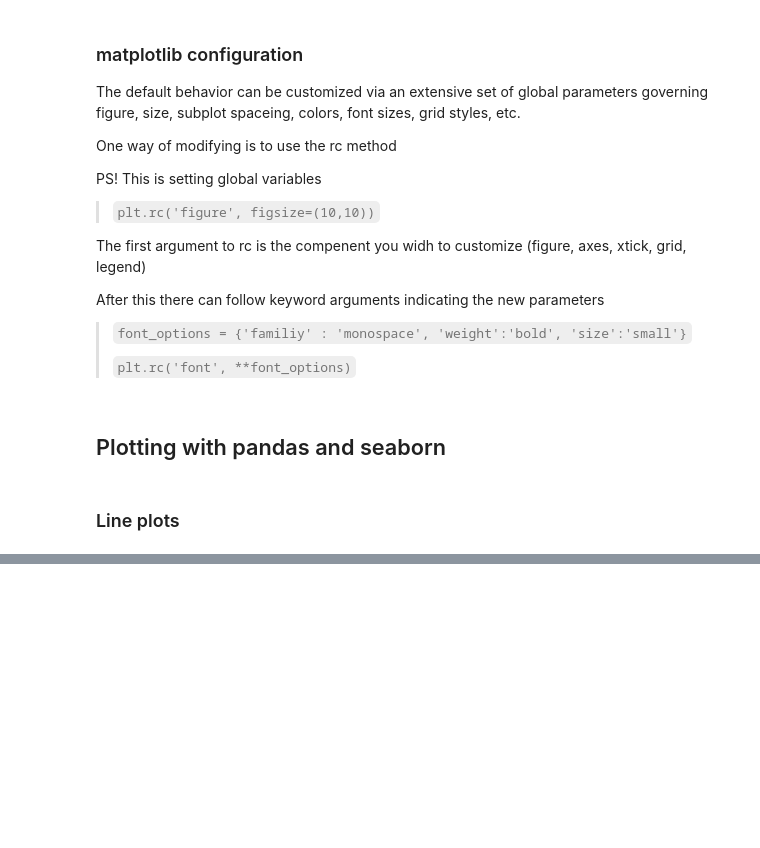
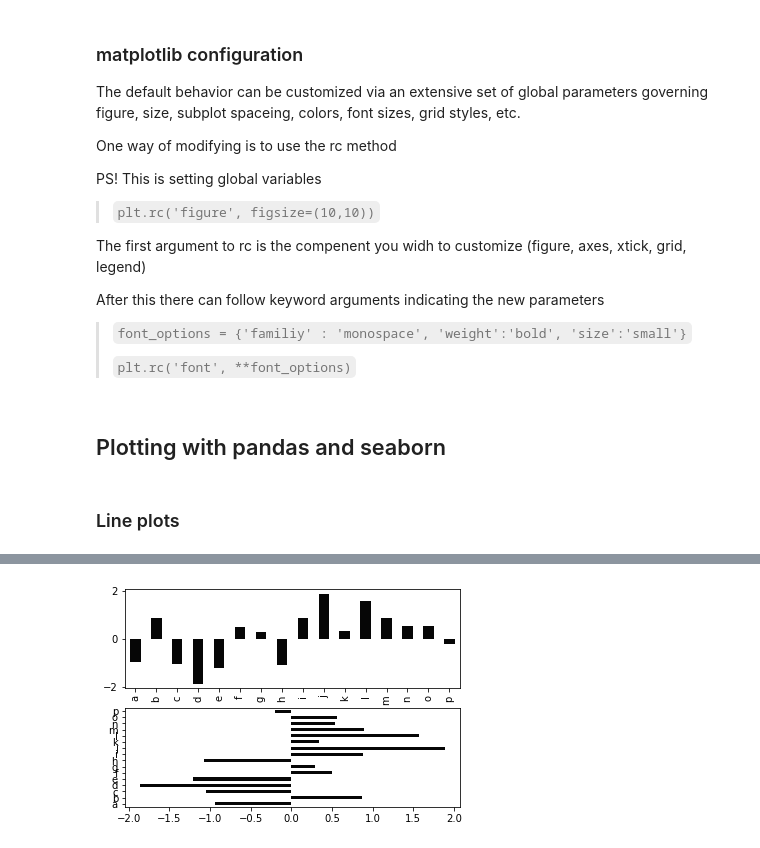
Before and after one commit to cltj/fun_with, a Jupyter notebook: jupyter/notebooks/Python_data_analytics/9-Plotting_And_Visualization/01-PlottingAndVisualization.ipynb, the cells around one changed output, grey strips where cells are left out. Cells and saved outputs as stored; diff of their text form; code cells hidden in the pictures; blank space fills up the shorter version.

```diff
--- a/jupyter/notebooks/Python_data_analytics/9-Plotting_And_Visualization/01-PlottingAndVisualization.ipynb
+++ b/jupyter/notebooks/Python_data_analytics/9-Plotting_And_Visualization/01-PlottingAndVisualization.ipynb
@@ -263,0 +315,6 @@ After this there can follow keyword arguments indicating the new parameters
+# %%
+data.plot.bar(ax=axes[0], color='k', alpha=0.7)
+data.plot.barh(ax=axes[1], color='k', alpha=0.7)
+fig
+# %% [output]
+[figure, added]
```
Also changed, not shown: parts of 15 cells of this notebook.
